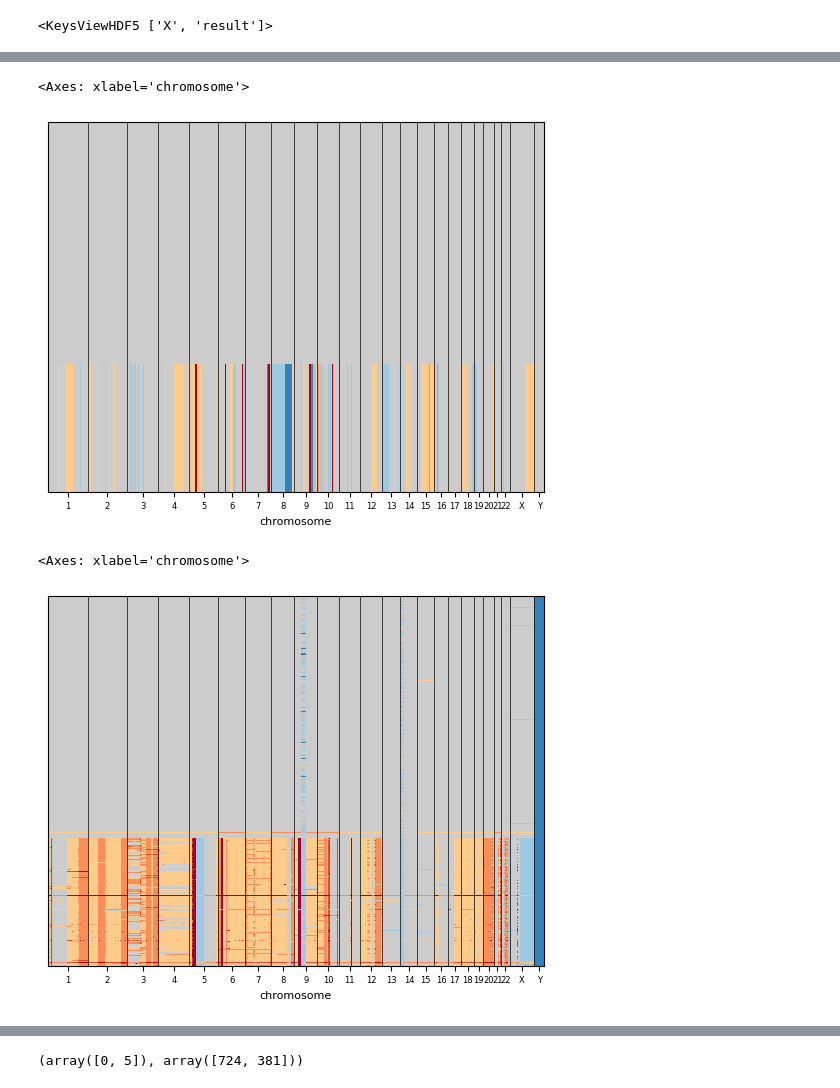
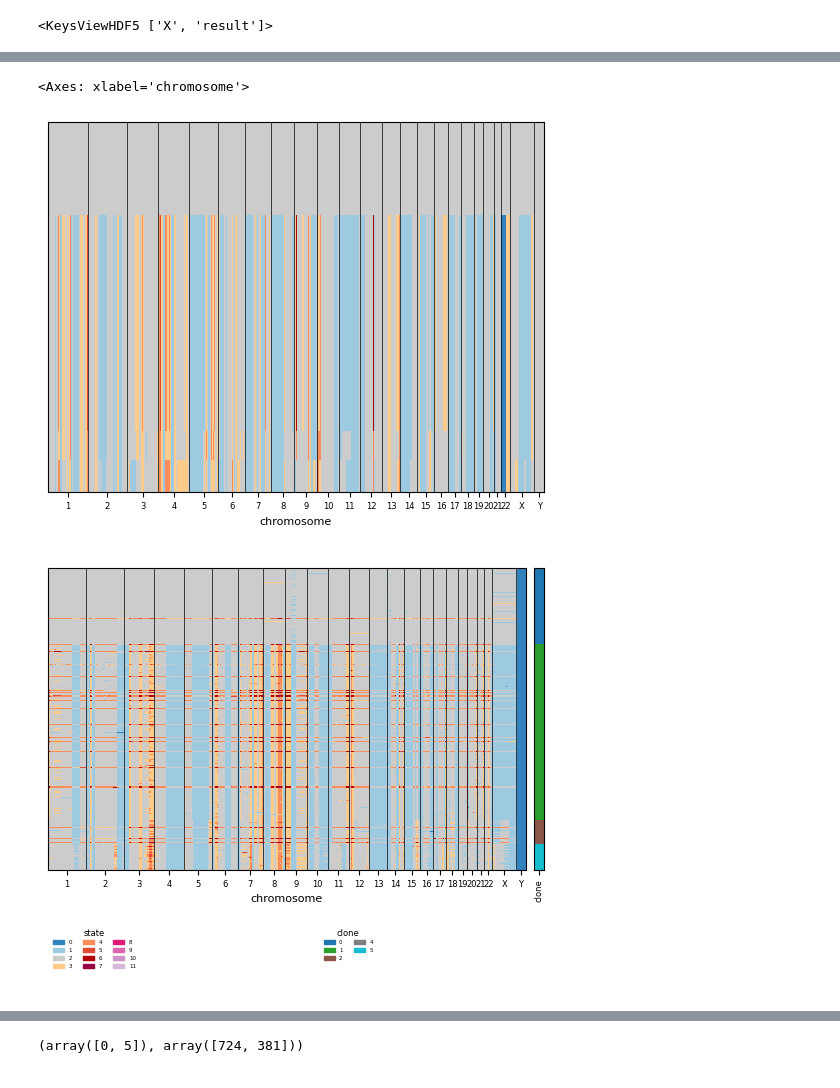
Before and after one commit to Lagergren-Lab/victree, a Jupyter notebook: src/experiments/cnplot_scgenome.ipynb, the cells around one changed output, grey strips where cells are left out. Saved outputs shown, nothing was run; the diff lists cells and outputs as text; code cells hidden in the pictures.

```diff
--- a/src/experiments/cnplot_scgenome.ipynb
+++ b/src/experiments/cnplot_scgenome.ipynb
@@ -8,8 +8,8 @@ import anndata
 import numpy as np
 # %%
 # read output h5
-# out_file = h5py.File('/Users/zemp/phd/scilife/cpt_experiments/output/spectr006/out_k6a7n1314m6206.h5') # 006
-out_file = h5py.File('/Users/zemp/phd/scilife/cpt_experiments/output/spectr014/out_k6a7n1105m6206.h5') # 014
+out_file = h5py.File('/Users/zemp/phd/scilife/cpt_experiments/output/spectr006/out_k6a7n1314m6206.h5') # 006
+# out_file = h5py.File('/Users/zemp/phd/scilife/cpt_experiments/output/spectr014/out_k6a7n1105m6206.h5') # 014
 # out_file = h5py.File('/Users/zemp/phd/scilife/cpt_experiments/output/spectr107/out_k6a7n608m6206.h5') # 107
 # out_file = h5py.File('/Users/zemp/phd/scilife/cpt_experiments/output/spectr107/out_k6a7n608m6206_pi1-10.h5') # 107x
 out_file.keys()
@@ -39,27 +39,10 @@ cell_cn.shape
 # %%
 # create anndata
-# adata = anndata.read_h5ad('/Users/zemp/Downloads/data/signals_SPECTRUM-OV-006.h5')
-adata = anndata.read_h5ad('/Users/zemp/Downloads/data/signals_SPECTRUM-OV-014.h5')
+adata = anndata.read_h5ad('/Users/zemp/Downloads/data/signals_SPECTRUM-OV-006.h5')
+# adata = anndata.read_h5ad('/Users/zemp/Downloads/data/signals_SPECTRUM-OV-014.h5')
 # adata = anndata.read_h5ad('/Users/zemp/Downloads/data/signals_SPECTRUM-OV-107.h5')
 adata.layers['victree-cn'] = cell_cn
 adata.layers['marginal'] = np.argmax(out_file['result']['cn_marginal'], axis=-1)[top_z, ...]
-
-
-
-
-
-
-
-
-
-
-
-
-
-
-
-
-
 adata.obs['clone'] = top_z
 # %%
 pl.plot_cell_cn_matrix (adata, 'victree-cn', cell_order_fields=['clone'], max_cn=7)
@@ -76,10 +59,8 @@ pl.plot_cell_cn_matrix (adata, 'victree-cn', cell_order_fields=['clone'], max_cn
 pl.plot_cell_cn_matrix(adata, 'marginal', cell_order_fields=['clone'], max_cn=7)['ax']
 # %% [output]
 <Axes: xlabel='chromosome'>
-[figure, old version]
+[figure, new version]
 # %%
-# sort cells based on cluster assignment
-pl.plot_cell_cn_matrix(adata, 'state', cell_order_fields=['clone'], max_cn=7)['ax']
+g = pl.plot_cell_cn_matrix_fig(adata, 'state', cell_order_fields=['clone'], annotation_fields=['clone'], max_cn=7)
 # %% [output]
-<Axes: xlabel='chromosome'>
-[figure, old version]
+[figure, new version]
```
Also changed, not shown: parts of 4 cells of this notebook, 42 other files.
